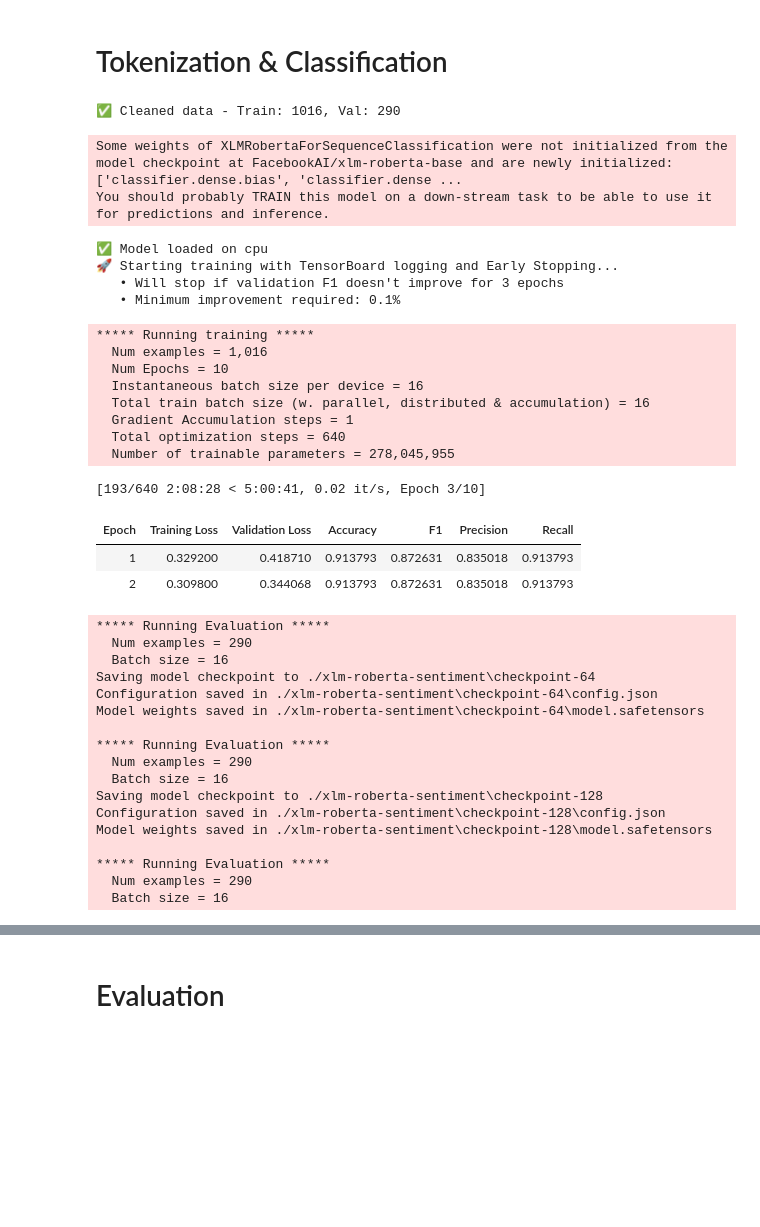
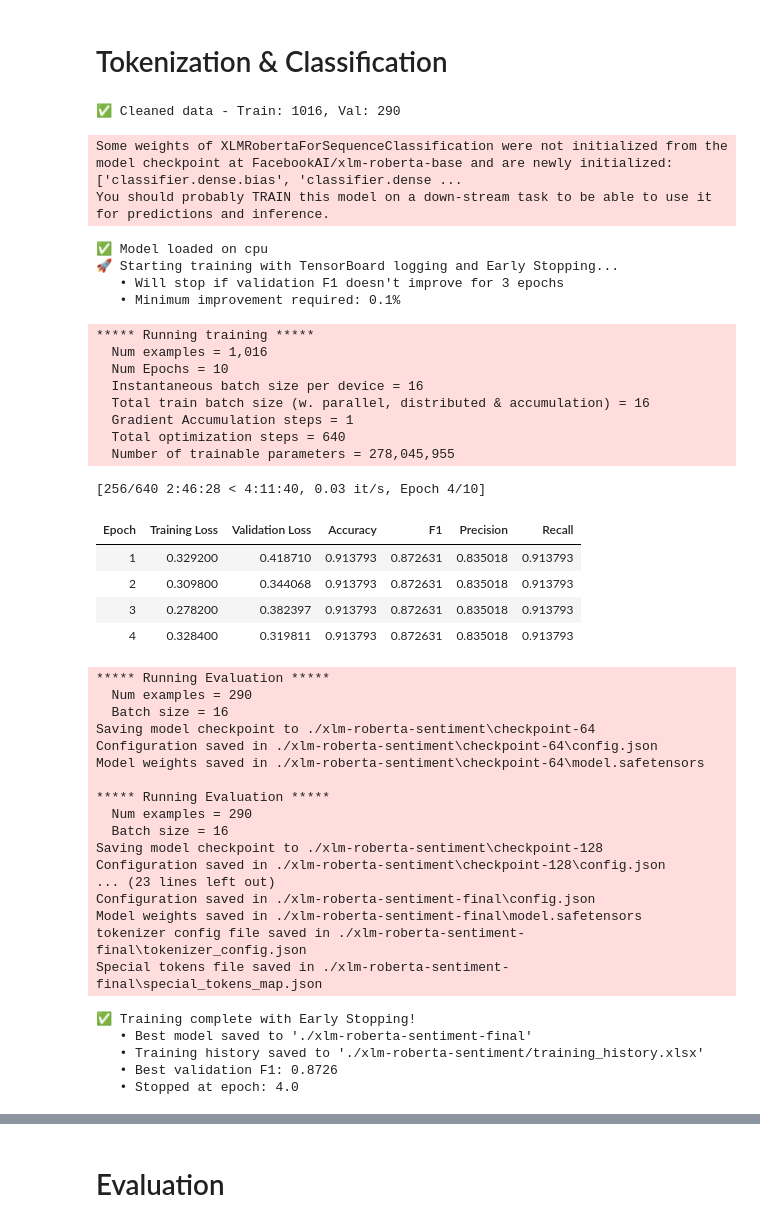
Before and after one commit to mpfordreamer/xlm-roberta-kertagosa, a Jupyter notebook: kertagosa.ipynb, the cells around one changed output, grey strips where cells are left out. Saved outputs shown, nothing was run; the diff lists cells and outputs as text; code cells hidden in the pictures; blank space fills up the shorter version.

```diff
--- a/kertagosa.ipynb
+++ b/kertagosa.ipynb
@@ -788,34 +795,70 @@ trainer.save_model('./xlm-roberta-sentiment-final')
 tokenizer.save_pretrained('./xlm-roberta-sentiment-final')
 
 # Save training history
 history_df = pd.DataFrame(trainer.state.log_history)
 history_df.to_excel('./xlm-roberta-sentiment/training_history.xlsx', index=False)
 
 print("\n✅ Training complete with Early Stopping!")
 print(f"   • Best model saved to './xlm-roberta-sentiment-final'")
 print(f"   • Training history saved to './xlm-roberta-sentiment/training_history.xlsx'")
 print(f"   • Best validation F1: {trainer.state.best_metric:.4f}")
 print(f"   • Stopped at epoch: {trainer.state.epoch}")
+
+# ==========================================
+# 📊 NEW: CONFUSION MATRIX VISUALIZATION
+# ==========================================
+print("\n📊 Generating Confusion Matrix...")
+
+# Get predictions on validation set
+val_preds = trainer.predict(val_dataset)
+y_preds = np.argmax(val_preds.predictions, axis=1)
+y_true = val_preds.label_ids
+
+# Compute matrix
+from sklearn.metrics import confusion_matrix
+import matplotlib.pyplot as plt
+import seaborn as sns
+
+cm = confusion_matrix(y_true, y_preds)
+
+# Plot
+plt.figure(figsize=(8, 6))
+sns.heatmap(cm, annot=True, fmt='d', cmap='Blues',
+            xticklabels=["Negative", "Neutral", "Positive"],
+            yticklabels=["Negative", "Neutral", "Positive"])
+plt.xlabel('Predicted Label')
+plt.ylabel('True Label')
+plt.title(f'Confusion Matrix (Best F1: {trainer.state.best_metric:.4f})')
+plt.tight_layout()
+
+# Save plot
+os.makedirs('result/visualization', exist_ok=True)
+plt.savefig('result/visualization/training_confusion_matrix.png', dpi=300)
+plt.show()
+
+print("✅ Confusion Matrix saved to 'result/visualization/training_confusion_matrix.png'")
 # %% [output]
 ✅ Cleaned data - Train: 1016, Val: 290
 Some weights of XLMRobertaForSequenceClassification were not initialized from the model checkpoint at FacebookAI/xlm-roberta-base and are newly initialized: ['classifier.dense.bias', 'classifier.dense ...
 You should probably TRAIN this model on a down-stream task to be able to use it for predictions and inference.
 ✅ Model loaded on cpu
 🚀 Starting training with TensorBoard logging and Early Stopping...
    • Will stop if validation F1 doesn't improve for 3 epochs
    • Minimum improvement required: 0.1%
 ***** Running training *****
   Num examples = 1,016
   Num Epochs = 10
   Instantaneous batch size per device = 16
   Total train batch size (w. parallel, distributed & accumulation) = 16
   Gradient Accumulation steps = 1
   Total optimization steps = 640
   Number of trainable parameters = 278,045,955
-[193/640 2:08:28 < 5:00:41, 0.02 it/s, Epoch 3/10]
+[256/640 2:46:28 < 4:11:40, 0.03 it/s, Epoch 4/10]
 | Epoch | Training Loss | Validation Loss | Accuracy | F1 | Precision | Recall |
 | 1 | 0.329200 | 0.418710 | 0.913793 | 0.872631 | 0.835018 | 0.913793 |
 | 2 | 0.309800 | 0.344068 | 0.913793 | 0.872631 | 0.835018 | 0.913793 |
+| 3 | 0.278200 | 0.382397 | 0.913793 | 0.872631 | 0.835018 | 0.913793 |
+| 4 | 0.328400 | 0.319811 | 0.913793 | 0.872631 | 0.835018 | 0.913793 |
 ***** Running Evaluation *****
   Num examples = 290
   Batch size = 16
@@ -828,11 +871,16 @@ Model weights saved in ./xlm-roberta-sentiment\checkpoint-64\model.safetensors
   Batch size = 16
 Saving model checkpoint to ./xlm-roberta-sentiment\checkpoint-128
 Configuration saved in ./xlm-roberta-sentiment\checkpoint-128\config.json
-Model weights saved in ./xlm-roberta-sentiment\checkpoint-128\model.safetensors
-
-***** Running Evaluation *****
-  Num examples = 290
-  Batch size = 16
+... (23 lines left out)
+Configuration saved in ./xlm-roberta-sentiment-final\config.json
+Model weights saved in ./xlm-roberta-sentiment-final\model.safetensors
+tokenizer config file saved in ./xlm-roberta-sentiment-final\tokenizer_config.json
+Special tokens file saved in ./xlm-roberta-sentiment-final\special_tokens_map.json
+✅ Training complete with Early Stopping!
+   • Best model saved to './xlm-roberta-sentiment-final'
+   • Training history saved to './xlm-roberta-sentiment/training_history.xlsx'
+   • Best validation F1: 0.8726
+   • Stopped at epoch: 4.0
 # %%
 # Re-load model and data
 model = XLMRobertaForSequenceClassification.from_pretrained('./xlm-roberta-sentiment-final')
```
Also changed, not shown: parts of 6 cells of this notebook, 1 other file.
